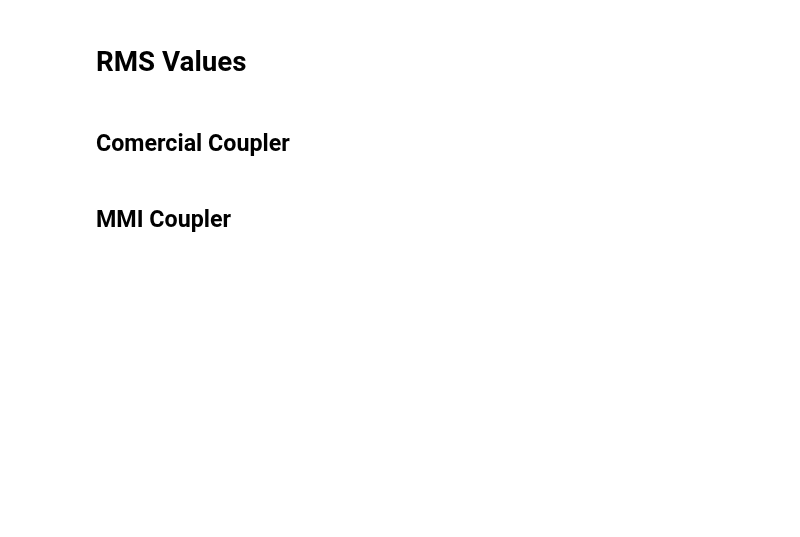
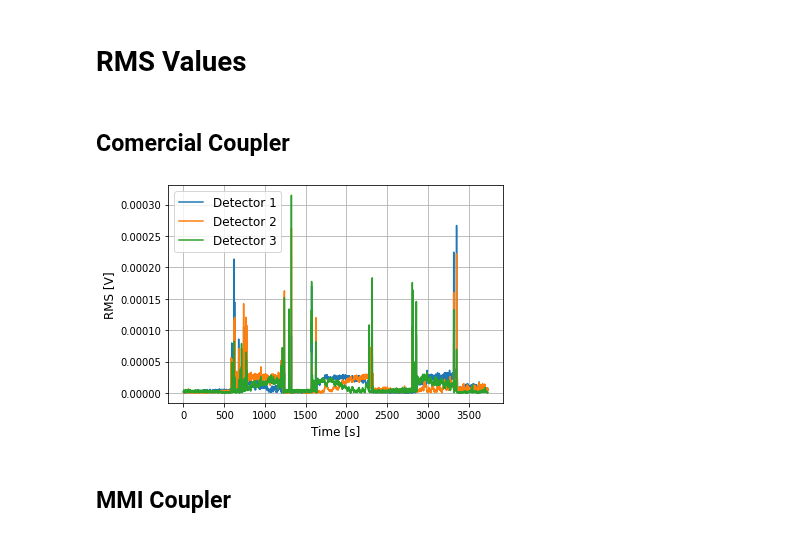
Before and after one commit to bilaljo/MiniPTI, a Jupyter notebook: notebooks/pti.ipynb, the cells around one changed output. Saved outputs shown, nothing was run; the diff lists cells and outputs as text; code cells hidden in the pictures; blank space fills up the shorter version.

```diff
--- a/notebooks/pti.ipynb
+++ b/notebooks/pti.ipynb
@@ -41,14 +40,16 @@ plt.show()
 # %% [markdown]
 ## Comercial Coupler
 # %%
-time = np.arange(len(decimation_data_comercial["AC CH1"]))
+time = np.arange(len(decimation_data_comercial))
 for channel in range(1, 4):
     plt.plot(time, decimation_data_comercial[f"AC CH{channel}"], label=f"Detector {channel}")
 plt.xlabel("Time [s]", fontsize=12)
 plt.ylabel("RMS [V]", fontsize=12)
 plt.grid()
 plt.legend(fontsize=12)
 plt.show()
+# %% [output]
+[figure, added]
 # %% [markdown]
 ## MMI Coupler
 # %%
```
Also changed, not shown: parts of 19 cells of this notebook, 6 other files.
